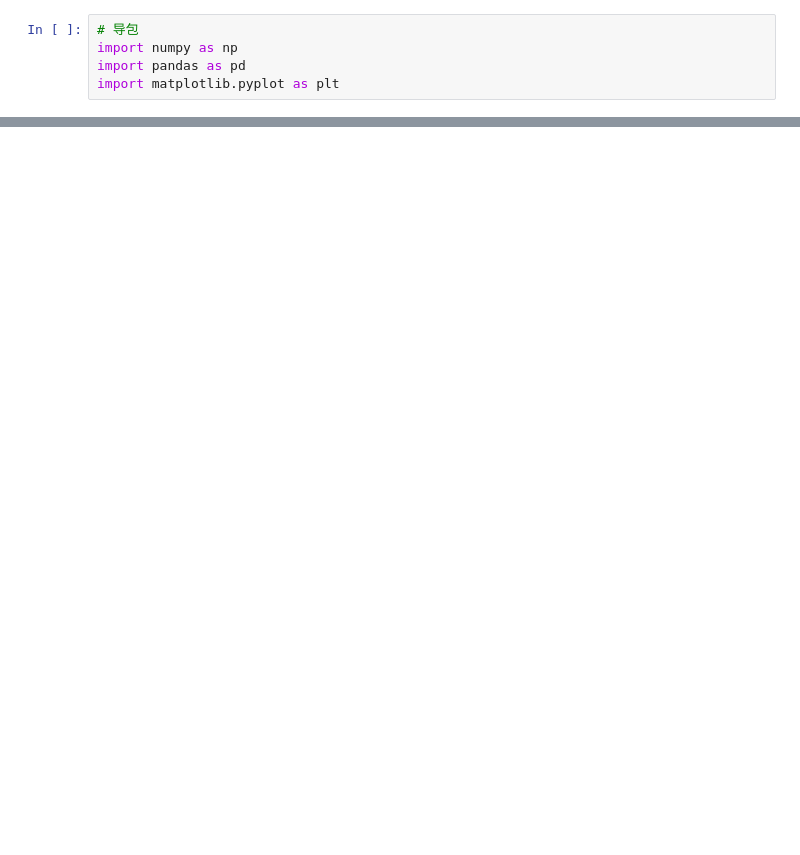
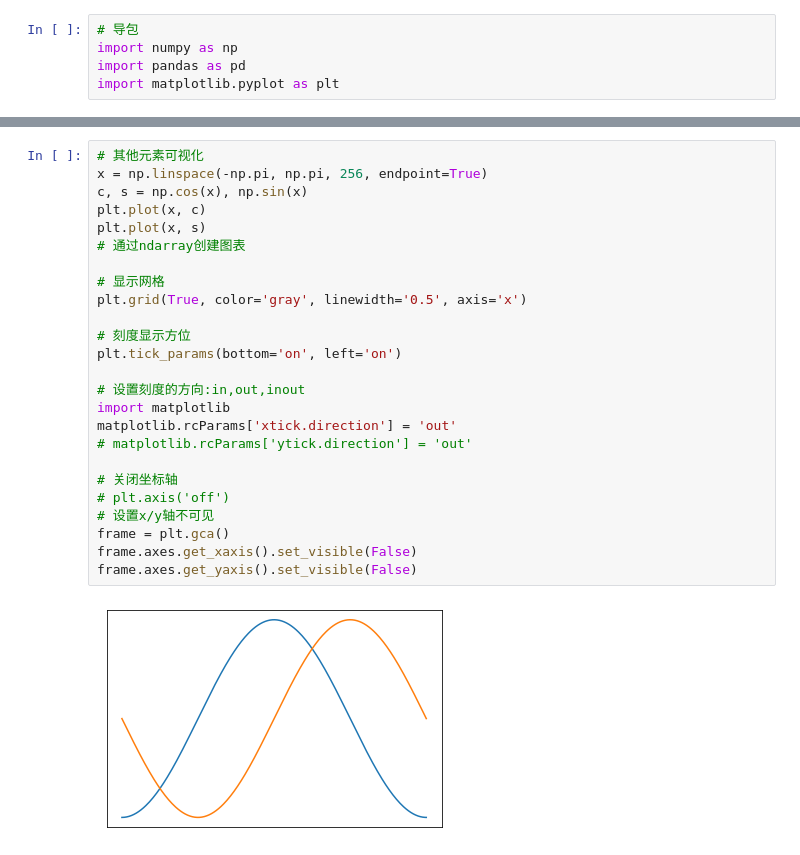
Before and after one commit to tsangyu98/matplotlib_study, a Jupyter notebook: Matplotlib_part1.ipynb, the cells around one changed output, grey strips where cells are left out. Saved outputs shown, nothing was run; the diff lists cells and outputs as text; blank space fills up the shorter version.

```diff
--- a/Matplotlib_part1.ipynb
+++ b/Matplotlib_part1.ipynb
@@ -56,0 +123,27 @@ array([[<matplotlib.axes._subplots.AxesSubplot object at 0x...>,
+# %%
+# 其他元素可视化
+x = np.linspace(-np.pi, np.pi, 256, endpoint=True)
+c, s = np.cos(x), np.sin(x)
+plt.plot(x, c)
+plt.plot(x, s)
+# 通过ndarray创建图表
+
+# 显示网格
+plt.grid(True, color='gray', linewidth='0.5', axis='x')
+
+# 刻度显示方位
+plt.tick_params(bottom='on', left='on')
+
+# 设置刻度的方向:in,out,inout
+import matplotlib
+matplotlib.rcParams['xtick.direction'] = 'out'
+# matplotlib.rcParams['ytick.direction'] = 'out'
+
+# 关闭坐标轴
+# plt.axis('off')
+# 设置x/y轴不可见
+frame = plt.gca()
+frame.axes.get_xaxis().set_visible(False)
+frame.axes.get_yaxis().set_visible(False)
+# %% [output]
+[figure, added]
```
Also changed, not shown: parts of 7 cells of this notebook.
